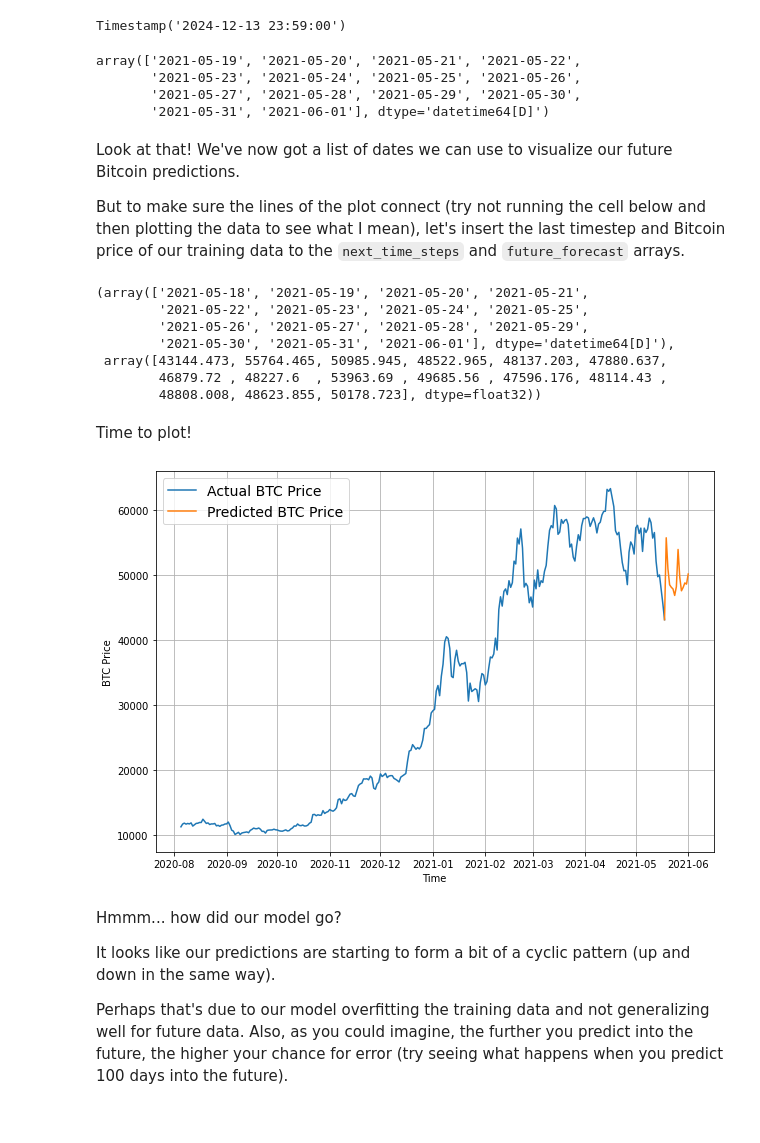
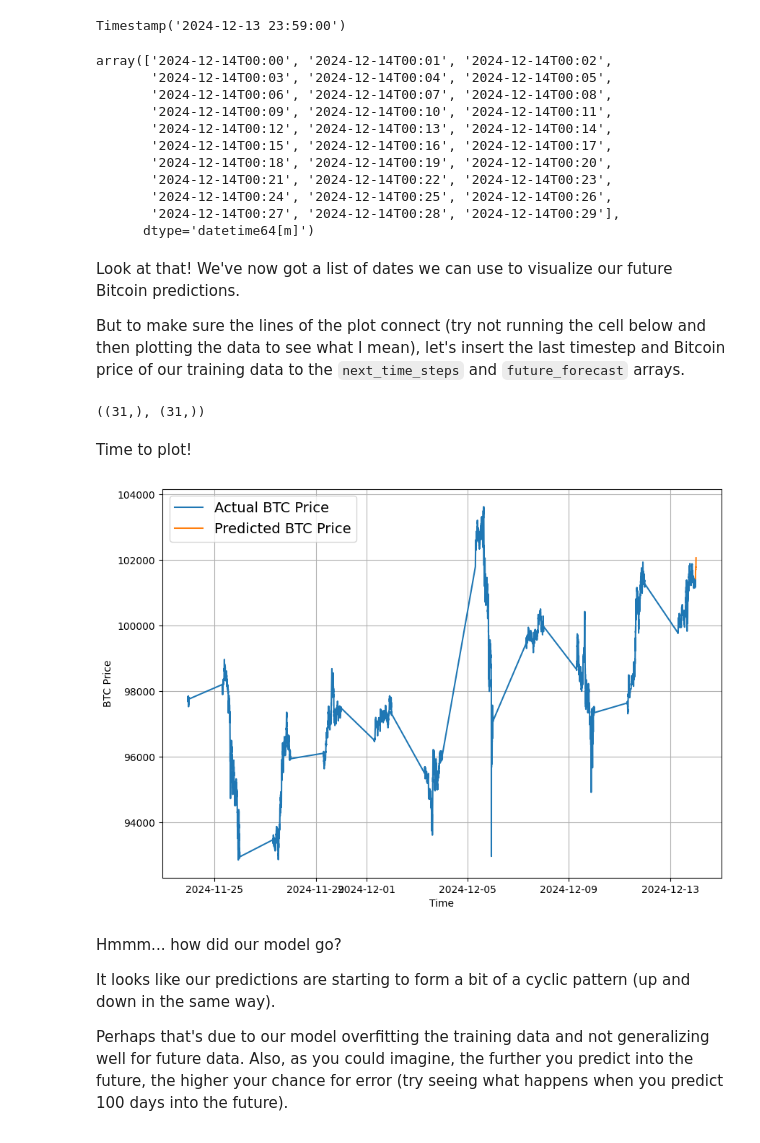
Before and after one commit to Garcialejan/Tensorflow_deep_learning_theory, a Jupyter notebook: Theory_notebooks/10_time_series_forecasting_in_tensorflow.ipynb, the cells around one changed output. Saved outputs shown, nothing was run; the diff lists cells and outputs as text; code cells hidden in the pictures.

```diff
--- a/Theory_notebooks/10_time_series_forecasting_in_tensorflow.ipynb
+++ b/Theory_notebooks/10_time_series_forecasting_in_tensorflow.ipynb
@@ -3225,7 +3227,7 @@ HORIZON = 1
 WINDOW_SIZE = 30 #Setup dataset hyperparameters
 
 # Make a copy of the Bitcoin historical data with block reward feature
-bitcoin_prices_windowed = bitcoin_prices_block.drop(columns = "Hour", axis = 1).copy()
+bitcoin_prices_windowed = bitcoin_prices_block.copy()
 
 # Add windowed columns
 for i in range(WINDOW_SIZE): # Shift values for each step in WINDOW_SIZE
@@ -3448,7 +3464,7 @@ How about we create a function to return a date range from some specified start
 
 To do so, we'll use a combination of NumPy's [`datetime64` datatype](https://numpy.org/doc/stable/reference/arrays.datetime.html) (our Bitcoin dates are already in this datatype) as well as NumPy's `timedelta64` method which helps to create date ranges.
 # %%
-def get_future_dates(start_date, into_future, offset=1):
+def get_future_minutes(start_date, into_future, offset=1):
   """
   Returns array of datetime values from ranging from start_date to start_date+horizon.
 
@@ -3456,9 +3472,9 @@ def get_future_dates(start_date, into_future, offset=1):
   into_future: number of days to add onto start date for range (int)
   offset: number of days to offset start_date by (default 1)
   """
-  start_date = start_date + np.timedelta64(offset, "D") # specify start date, "D" stands for day
-  end_date = start_date + np.timedelta64(into_future, "D") # specify end date
-  return np.arange(start_date, end_date, dtype="datetime64[D]") # return a date range between start date and end date
+  start_date = start_date + np.timedelta64(offset, "m") # specify start date, "m" stands for minute
+  end_date = start_date + np.timedelta64(into_future, "m") # specify end date
+  return np.arange(start_date, end_date, dtype="datetime64[m]") # return a date range between start date and end date
 # %% [markdown]
 The start date of our forecasted dates will be the last date of our dataset.
 # %%
@@ -3469,14 +3485,21 @@ last_timestep
 Timestamp('2024-12-13 23:59:00')
 # %%
 # Get next two weeks of timesteps
-next_time_steps = get_future_dates(start_date=last_timestep,
-                                   into_future=INTO_FUTURE)
+next_time_steps = get_future_minutes(start_date=last_timestep,
+                                     into_future=INTO_FUTURE)
 next_time_steps
 # %% [output]
-array(['2021-05-19', '2021-05-20', '2021-05-21', '2021-05-22',
-       '2021-05-23', '2021-05-24', '2021-05-25', '2021-05-26',
-       '2021-05-27', '2021-05-28', '2021-05-29', '2021-05-30',
-       '2021-05-31', '2021-06-01'], dtype='datetime64[D]')
+array(['2024-12-14T00:00', '2024-12-14T00:01', '2024-12-14T00:02',
+       '2024-12-14T00:03', '2024-12-14T00:04', '2024-12-14T00:05',
+       '2024-12-14T00:06', '2024-12-14T00:07', '2024-12-14T00:08',
+       '2024-12-14T00:09', '2024-12-14T00:10', '2024-12-14T00:11',
+       '2024-12-14T00:12', '2024-12-14T00:13', '2024-12-14T00:14',
+       '2024-12-14T00:15', '2024-12-14T00:16', '2024-12-14T00:17',
+       '2024-12-14T00:18', '2024-12-14T00:19', '2024-12-14T00:20',
+       '2024-12-14T00:21', '2024-12-14T00:22', '2024-12-14T00:23',
+       '2024-12-14T00:24', '2024-12-14T00:25', '2024-12-14T00:26',
+       '2024-12-14T00:27', '2024-12-14T00:28', '2024-12-14T00:29'],
+      dtype='datetime64[m]')
 # %% [markdown]
 Look at that! We've now got a list of dates we can use to visualize our future Bitcoin predictions.
 
@@ -3484,25 +3507,23 @@ But to make sure the lines of the plot connect (try not running the cell below a
 # %%
 # Insert last timestep/final price so the graph doesn't look messed
 next_time_steps = np.insert(next_time_steps, 0, last_timestep)
-future_forecast = np.insert(future_forecast, 0, btc_price[-1])
-next_time_steps, future_forecast
+future_forecast = np.insert(future_forecast, 0, prices[-1])
+next_time_steps.shape, future_forecast.shape
 # %% [output]
-(array(['2021-05-18', '2021-05-19', '2021-05-20', '2021-05-21',
-        '2021-05-22', '2021-05-23', '2021-05-24', '2021-05-25',
-        '2021-05-26', '2021-05-27', '2021-05-28', '2021-05-29',
-        '2021-05-30', '2021-05-31', '2021-06-01'], dtype='datetime64[D]'),
- array([43144.473, 55764.465, 50985.945, 48522.965, 48137.203, 47880.637,
-        46879.72 , 48227.6  , 53963.69 , 49685.56 , 47596.176, 48114.43 ,
-        48808.008, 48623.855, 50178.723], dtype=float32))
+((31,), (31,))
 # %% [markdown]
 Time to plot!
 # %%
 # Plot future price predictions of Bitcoin
+
+month_minutes_timesteps = 7*24*60
+offset = len(prices) - month_minutes_timesteps
+
 plt.figure(figsize=(10, 7))
-plot_time_series(bitcoin_prices.index, btc_price, start=2500, format="-", label="Actual BTC Price")
+plot_time_series(bitcoin_prices.index, prices, start=offset, format="-", label="Actual BTC Price")
 plot_time_series(next_time_steps, future_forecast, format="-", label="Predicted BTC Price")
 # %% [output]
-[figure, old version]
+[figure, new version]
 # %% [markdown]
 Hmmm... how did our model go?
 
```
Also changed, not shown: parts of 5 cells of this notebook, 9 other files.
